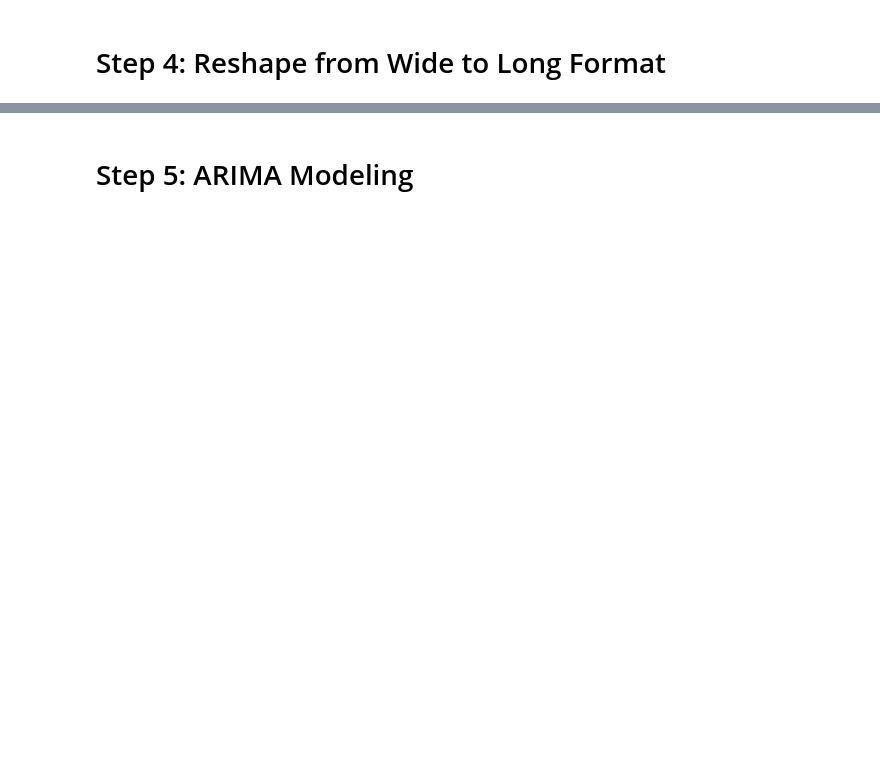
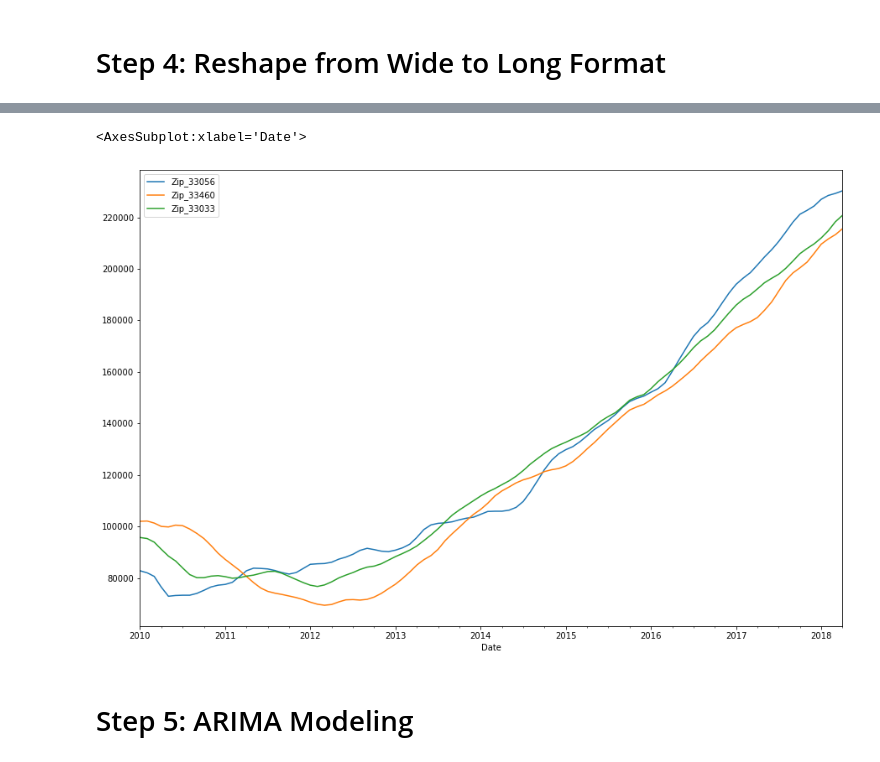
Before and after one commit to learn-co-curriculum/dsc-phase-4-choosing-a-dataset, a Jupyter notebook: time-series/starter_notebook.ipynb, the cells around one changed output, grey strips where cells are left out. Cells and saved outputs as stored; diff of their text form; code cells hidden in the pictures; blank space fills up the shorter version.

```diff
--- a/time-series/starter_notebook.ipynb
+++ b/time-series/starter_notebook.ipynb
@@ -977,0 +517,2 @@ df_tx_top_10_perc_3yr.head(15)
+# %%
+Zip_33056_melted,Zip_33460_melted,Zip_33033_melted = zip_33056_melted['2010-01-01':],zip_33460_melted['2010-01-01':],zip_33033_melted['2010-01-01':]
@@ -977,0 +538,4 @@ df_tx_top_10_perc_3yr.head(15)
+# %%
+All_Zip_Melted = pd.concat([Zip_33056_melted['2010-01-01':],Zip_33460_melted['2010-01-01':],Zip_33033_melted['2010-01-01':]], axis=1)
+All_Zip_Melted.columns = ['Zip_33056','Zip_33460','Zip_33033']
+All_Zip_Melted
@@ -978,2 +568,8 @@ df_tx_top_10_perc_3yr.head(15)
+# %%
+#visualize data
+All_Zip_Melted.plot( figsize = (15,10), subplots=False, legend=True)
+# %% [output]
+<AxesSubplot:xlabel='Date'>
+[figure, added]
 # %% [markdown]
 # Step 5: ARIMA Modeling
```
Also changed, not shown: parts of 174 cells of this notebook.
